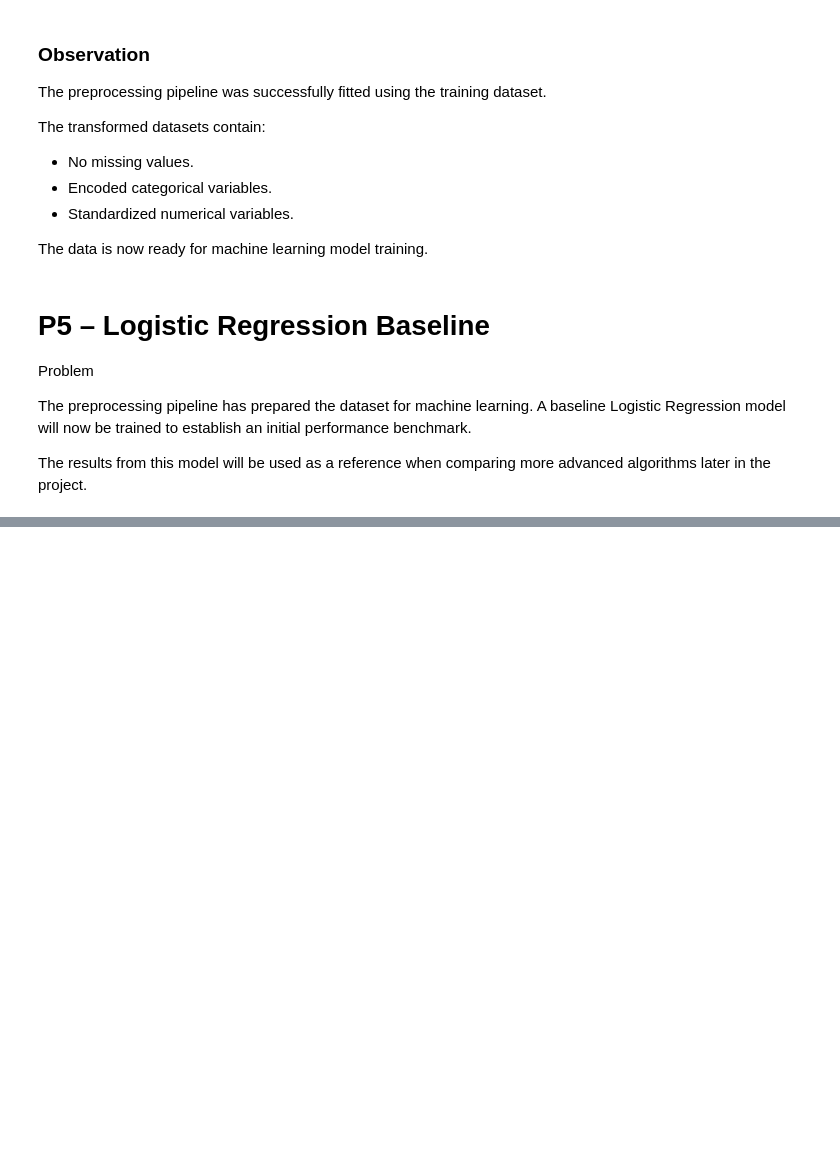
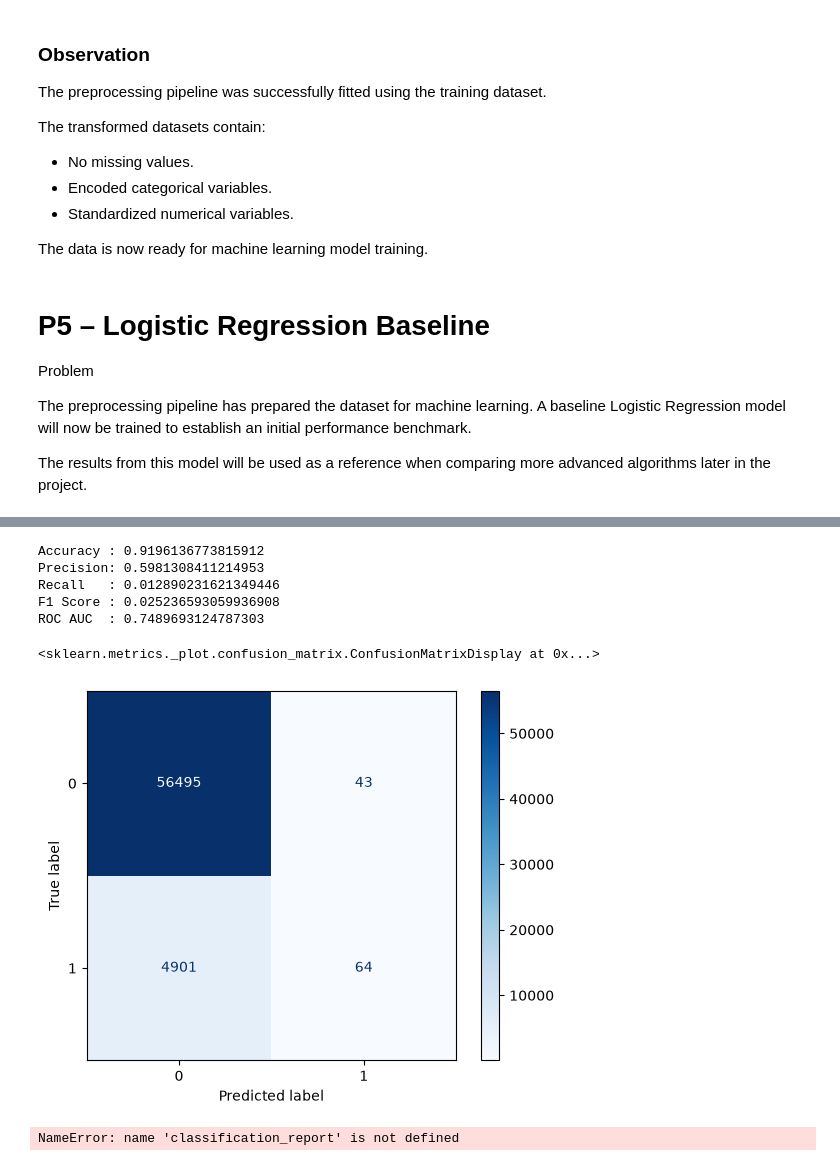
Before and after one commit to Swarnim-Singh-byte/LoanLens, a Jupyter notebook: notebooks/03_preprocessing_data.ipynb, the cells around one changed output, grey strips where cells are left out. Saved outputs shown, nothing was run; the diff lists cells and outputs as text; code cells hidden in the pictures; blank space fills up the shorter version.

```diff
--- a/notebooks/03_preprocessing_data.ipynb
+++ b/notebooks/03_preprocessing_data.ipynb
@@ -276,0 +279,2 @@ log_reg.fit(X_train_processed, y_train)
+# %%
+y_pred = log_reg.predict(X_test_processed)
@@ -276,0 +291,23 @@ log_reg.fit(X_train_processed, y_train)
+# %%
+print("Accuracy :", accuracy_score(y_test, y_pred))
+print("Precision:", precision_score(y_test, y_pred))
+print("Recall   :", recall_score(y_test, y_pred))
+print("F1 Score :", f1_score(y_test, y_pred))
+print("ROC AUC  :", roc_auc_score(y_test, y_prob))
+# %% [output]
+Accuracy : 0.9196136773815912
+Precision: 0.5981308411214953
+Recall   : 0.012890231621349446
+F1 Score : 0.025236593059936908
+ROC AUC  : 0.7489693124787303
+# %%
+from sklearn.metrics import ConfusionMatrixDisplay
+
+ConfusionMatrixDisplay.from_predictions(y_test, y_pred, cmap = "Blues")
+# %% [output]
+<sklearn.metrics._plot.confusion_matrix.ConfusionMatrixDisplay at 0x...>
+[figure, added]
+# %%
+print(classification_report(y_test, y_pred))
+# %% [output]
+NameError: name 'classification_report' is not defined
```
Also changed, not shown: parts of 4 cells of this notebook.
